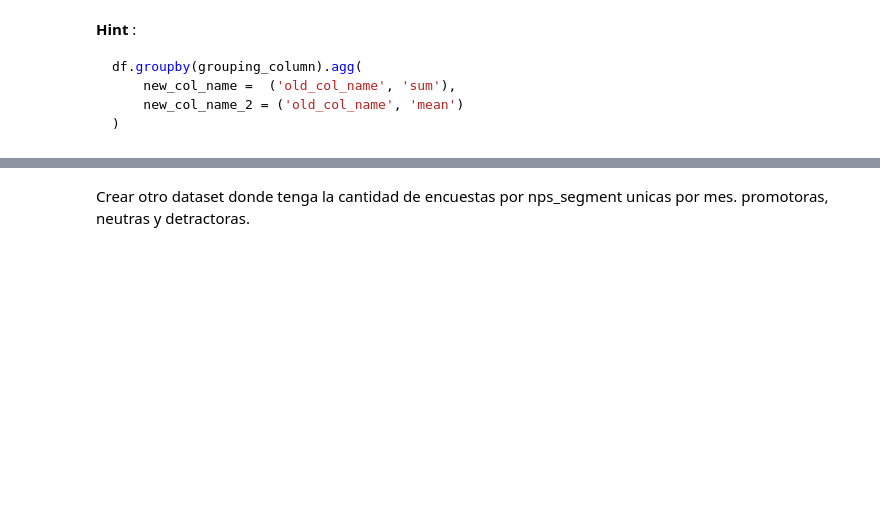
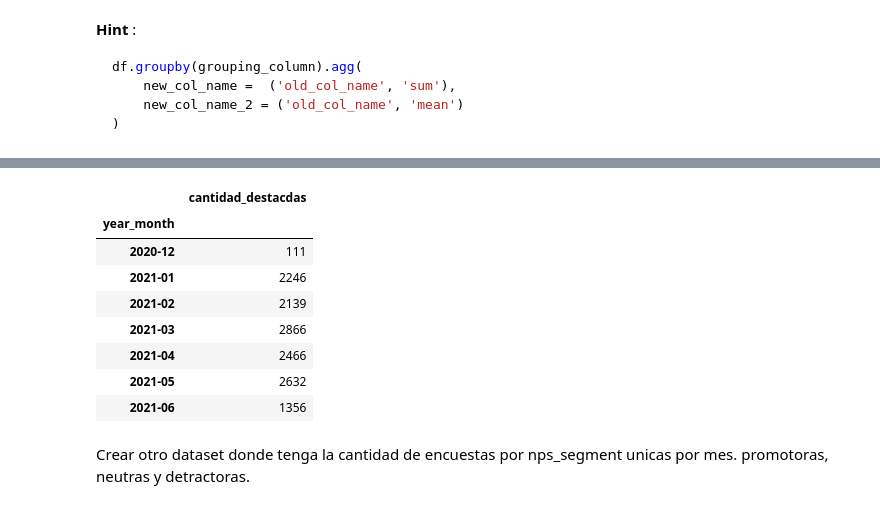
Before and after one commit to federicomoreno613/UCEMA, a Jupyter notebook: 05-viz/01_eda_nps_ejercicio.ipynb, the cells around one changed output, grey strips where cells are left out. Drawn from its saved outputs; the diff is of its cells as text; code cells hidden in the pictures; blank space fills up the shorter version.

```diff
--- a/05-viz/01_eda_nps_ejercicio.ipynb
+++ b/05-viz/01_eda_nps_ejercicio.ipynb
@@ -243,2 +255,15 @@ df.groupby(grouping_column).agg(
+# %%
+df3 = df2.groupby('year_month').agg(cantidad_destacdas = ('TAGS', 'sum'))
+df3
+# %% [output]
+|  | cantidad_destacdas |
+| year_month |  |
+| 2020-12 | 111 |
+| 2021-01 | 2246 |
+| 2021-02 | 2139 |
+| 2021-03 | 2866 |
+| 2021-04 | 2466 |
+| 2021-05 | 2632 |
+| 2021-06 | 1356 |
 # %% [markdown]
 Crear otro dataset donde tenga la cantidad de encuestas por nps_segment unicas por mes. promotoras, neutras y detractoras.
```
Also changed, not shown: parts of 2 cells of this notebook.
